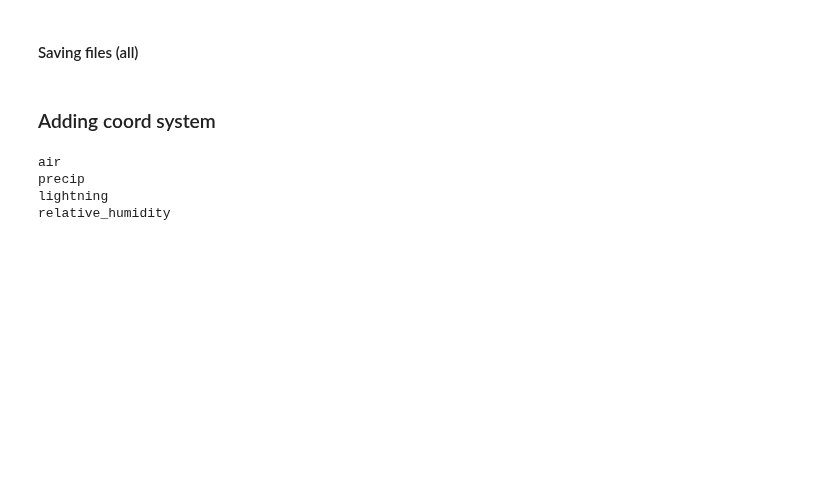
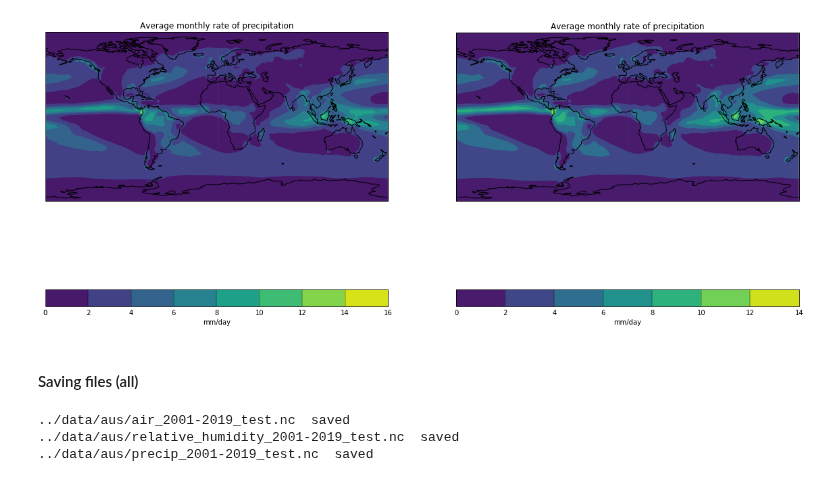
Before and after one commit to douglask3/amazon_fires, a Jupyter notebook: make_inputs/format_climate_data.ipynb, the cells around one changed output. Drawn from its saved outputs; the diff is of its cells as text; code cells hidden in the pictures; blank space fills up the shorter version.

```diff
--- a/make_inputs/format_climate_data.ipynb
+++ b/make_inputs/format_climate_data.ipynb
@@ -128,25 +163,19 @@ j:  216
+# %%
+plt.figure(figsize = [20,16])
+plt.subplot(1, 2, 1)
+iris_plot(input_data['precip'][0])
+plt.subplot(1, 2, 2)
+iris_plot(regrid_data['precip'])
+# %% [output]
+[figure, added]
 # %% [markdown]
 #### Saving files (all)
 # %%
-for key in post_2001.keys():
-    out = key + '2001-2019_test.nc'
-    iris.save(post_2001[key], dir_temp + out)
+for key in regrid_data.keys():
+    out = str(key) + '_' + str(years) + '-2019_test.nc'
+    iris.save(regrid_data[key], dir_outputs + out)
+    print(dir_outputs + out, ' saved')
+# %% [output]
+../data/aus/air_2001-2019_test.nc  saved
+../data/aus/relative_humidity_2001-2019_test.nc  saved
+../data/aus/precip_2001-2019_test.nc  saved
-# %% [markdown]
-### Adding coord system
-# %%
-files      = { 'air'               : 'air2001-2019_test.nc',
-               'precip'            : "precip2001-2019_test.nc",
-               'lightning'         : 'lightning2001-2019_test.nc',
-               'relative_humidity' : 'relative_humidity2001-2019_test.nc'}
-
-input_data = {}
-
-for key, f in files.items():
-    print(key)
-    dat = iris.load_cube(dir_temp + f)
-    input_data[key] = dat
-# %% [output]
-air
-precip
-lightning
-relative_humidity
```
Also changed, not shown: parts of 27 cells of this notebook.
